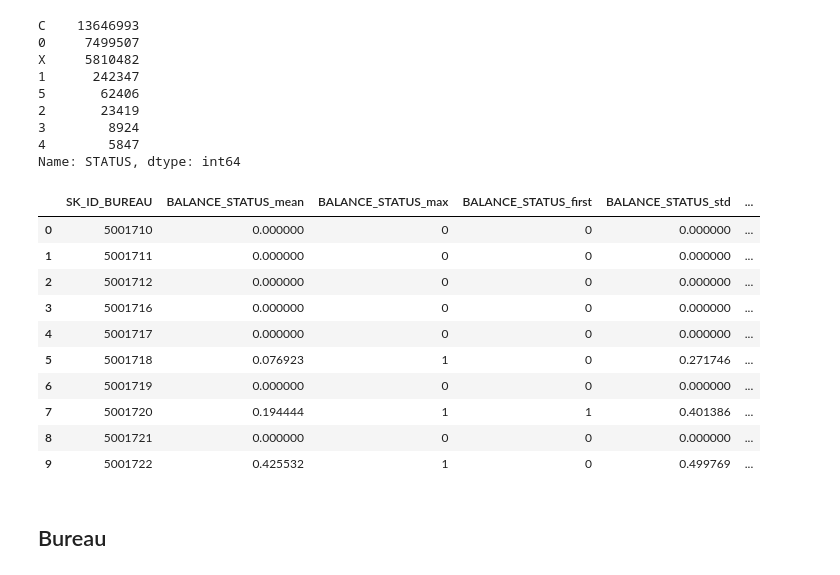
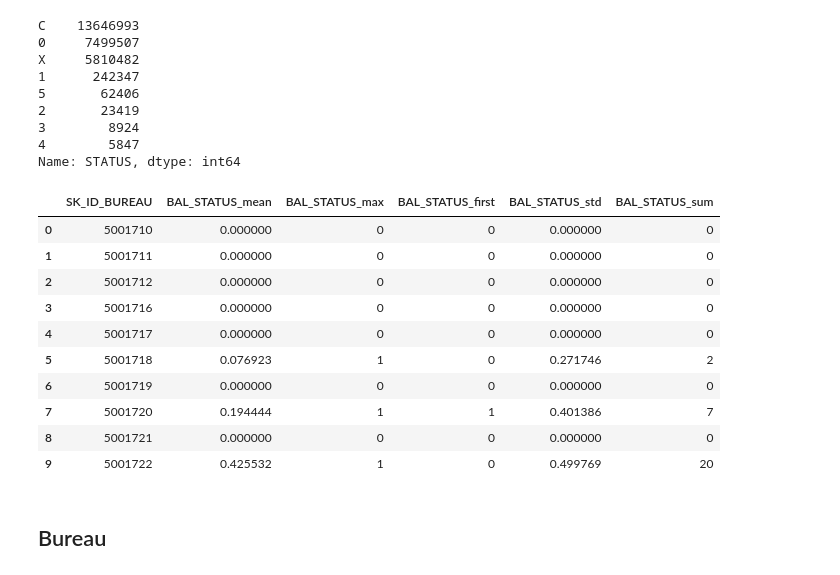
Before and after one commit to jack89roberts/kaggle-home-credit-default-risk, a Jupyter notebook: bureau.ipynb, the cells around one changed output. Cells and saved outputs as stored; diff of their text form; code cells hidden in the pictures.

Commit message:
finished first attempt merging bureau info and saved csv files merged with application train and test

```diff
--- a/bureau.ipynb
+++ b/bureau.ipynb
@@ -66,32 +66,32 @@ Name: STATUS, dtype: int64
 # %%
 # select numeric statuses only
 rows = (df_balance.STATUS!='X') & (df_balance.STATUS!='C')
 cols = ['SK_ID_BUREAU','STATUS']
 status = df_balance.loc[rows,cols].astype(int)
 
 # aggregate status info
 funcs = ['mean','max','first','std','sum'] # first gives most recent status
 status = status.groupby('SK_ID_BUREAU').agg(funcs)
 
 # rename columns
-status.columns = ['BALANCE_'+'_'.join(x) for x in status.columns.values]
+status.columns = ['BAL_'+'_'.join(x) for x in status.columns.values]
 
 # reset index so SK_ID_BUREAU a separate column
 status.reset_index(inplace=True)
 
 status.head(10)
 # %% [output]
-|  | SK_ID_BUREAU | BALANCE_STATUS_mean | BALANCE_STATUS_max | BALANCE_STATUS_first | BALANCE_STATUS_std | ... |
-| 0 | 5001710 | 0.000000 | 0 | 0 | 0.000000 | ... |
-| 1 | 5001711 | 0.000000 | 0 | 0 | 0.000000 | ... |
-| 2 | 5001712 | 0.000000 | 0 | 0 | 0.000000 | ... |
-| 3 | 5001716 | 0.000000 | 0 | 0 | 0.000000 | ... |
-| 4 | 5001717 | 0.000000 | 0 | 0 | 0.000000 | ... |
-| 5 | 5001718 | 0.076923 | 1 | 0 | 0.271746 | ... |
-| 6 | 5001719 | 0.000000 | 0 | 0 | 0.000000 | ... |
-| 7 | 5001720 | 0.194444 | 1 | 1 | 0.401386 | ... |
-| 8 | 5001721 | 0.000000 | 0 | 0 | 0.000000 | ... |
-| 9 | 5001722 | 0.425532 | 1 | 0 | 0.499769 | ... |
+|  | SK_ID_BUREAU | BAL_STATUS_mean | BAL_STATUS_max | BAL_STATUS_first | BAL_STATUS_std | BAL_STATUS_sum |
+| 0 | 5001710 | 0.000000 | 0 | 0 | 0.000000 | 0 |
+| 1 | 5001711 | 0.000000 | 0 | 0 | 0.000000 | 0 |
+| 2 | 5001712 | 0.000000 | 0 | 0 | 0.000000 | 0 |
+| 3 | 5001716 | 0.000000 | 0 | 0 | 0.000000 | 0 |
+| 4 | 5001717 | 0.000000 | 0 | 0 | 0.000000 | 0 |
+| 5 | 5001718 | 0.076923 | 1 | 0 | 0.271746 | 2 |
+| 6 | 5001719 | 0.000000 | 0 | 0 | 0.000000 | 0 |
+| 7 | 5001720 | 0.194444 | 1 | 1 | 0.401386 | 7 |
+| 8 | 5001721 | 0.000000 | 0 | 0 | 0.000000 | 0 |
+| 9 | 5001722 | 0.425532 | 1 | 0 | 0.499769 | 20 |
 # %% [markdown]
 ## Bureau
 # %%
```
Also changed, not shown: parts of 10 cells of this notebook.
